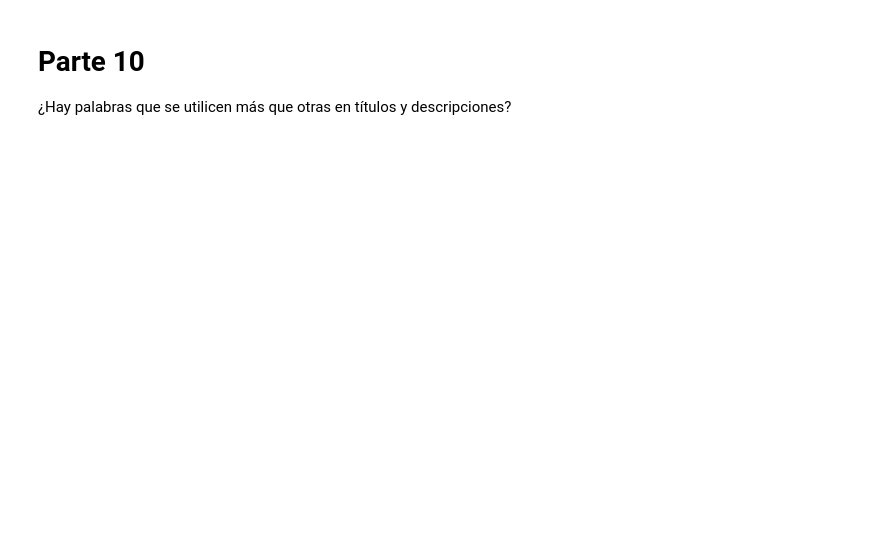
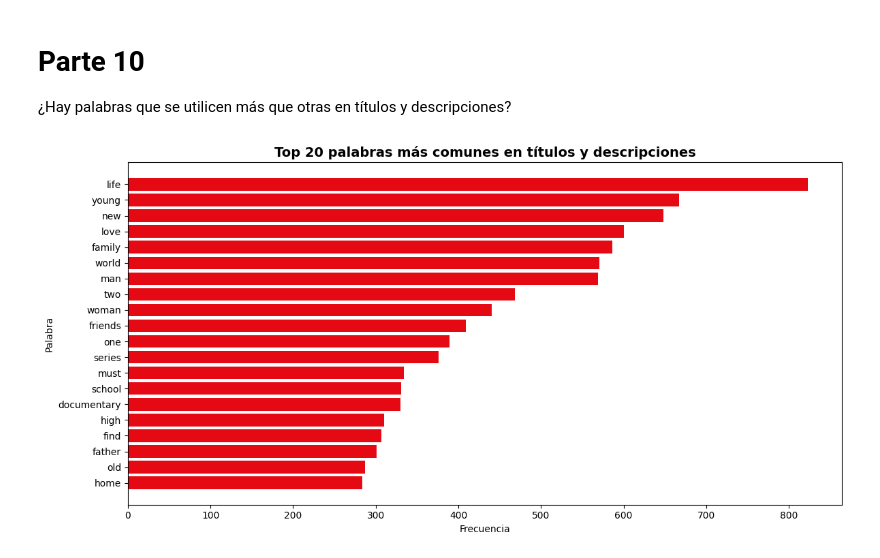
Before and after one commit to AnaMenoni/Practico-2-Analisis-de-Datos, a Jupyter notebook: practico2.ipynb, the cells around one changed output. Cells and saved outputs as stored; diff of their text form; code cells hidden in the pictures; blank space fills up the shorter version.

```diff
--- a/practico2.ipynb
+++ b/practico2.ipynb
@@ -243,3 +364,40 @@ plt.show()
 # %% [markdown]
 # Parte 10
 ¿Hay palabras que se utilicen más que otras en títulos y descripciones?
+# %%
+import re
+from collections import Counter
+
+
+# Cargar stopwords desde archivo
+with open("stop_words.txt", "r") as f:
+    stop_words = set([w.strip() for w in f.readlines()])
+
+# Unir títulos y descripciones
+text = (df["title"].astype(str) + " " + df["description"].astype(str)).str.lower()
+
+# Tokenizar y limpiar texto
+words = []
+for line in text:
+    tokens = re.findall(r"\b[a-zA-ZáéíóúñüÁÉÍÓÚÑÜ]+\b", line)  # solo palabras
+    tokens = [t for t in tokens if t not in stop_words and len(t) > 2]  # quitar stopwords y palabras cortas
+    words.extend(tokens)
+
+# Contar frecuencia
+counter = Counter(words)
+top_words = counter.most_common(20)
+
+# Convertir a DataFrame
+top_df = pd.DataFrame(top_words, columns=["Palabra", "Frecuencia"])
+
+# Gráfico
+plt.figure(figsize=(12,6))
+plt.barh(top_df["Palabra"], top_df["Frecuencia"], color="#e50914")
+plt.gca().invert_yaxis()  # la más frecuente arriba
+plt.title("Top 20 palabras más comunes en títulos y descripciones", fontsize=14, fontweight="bold")
+plt.xlabel("Frecuencia")
+plt.ylabel("Palabra")
+plt.tight_layout()
+plt.show()
+# %% [output]
+[figure, added]
```
Also changed, not shown: parts of 3 cells of this notebook.
